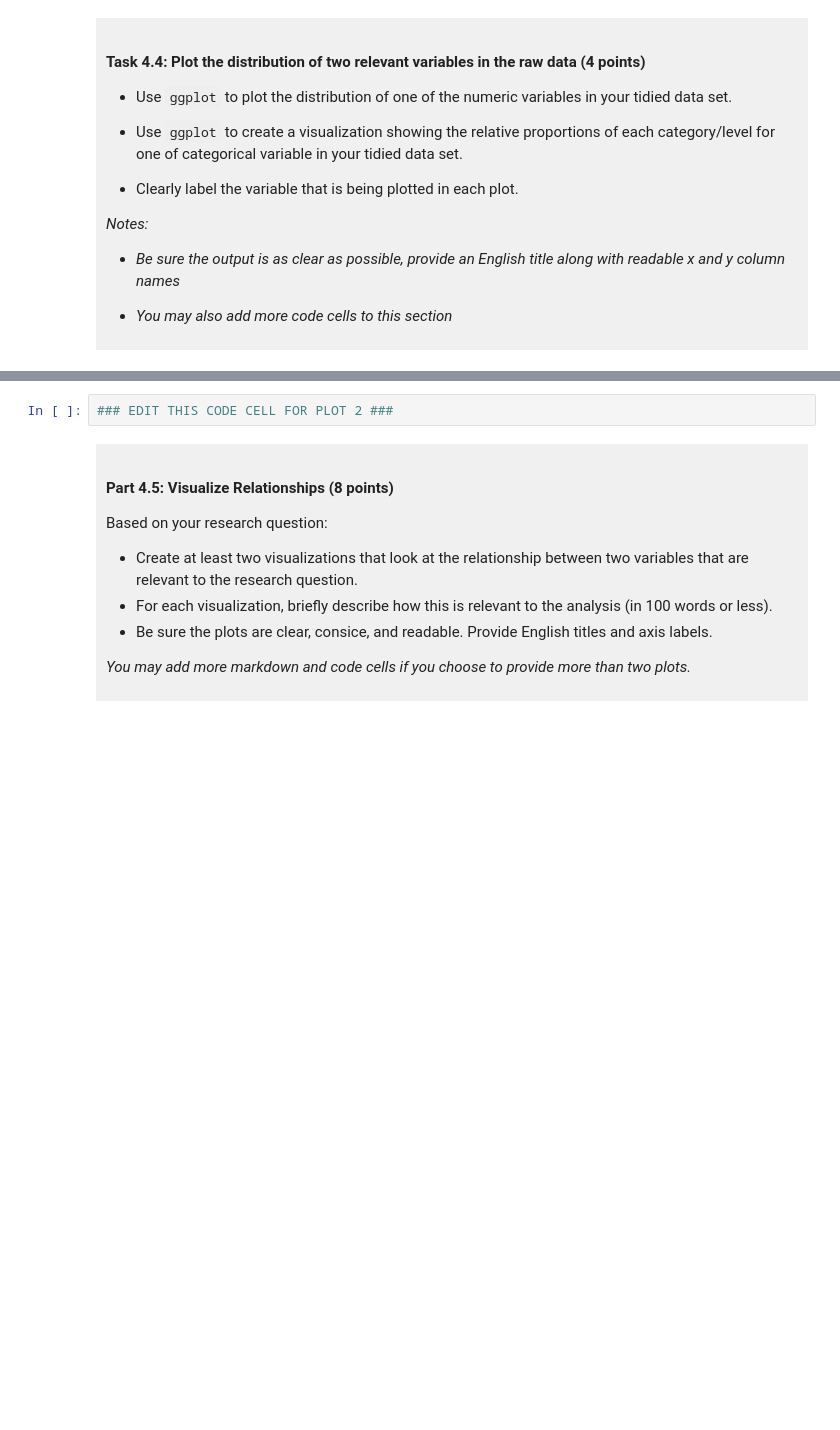
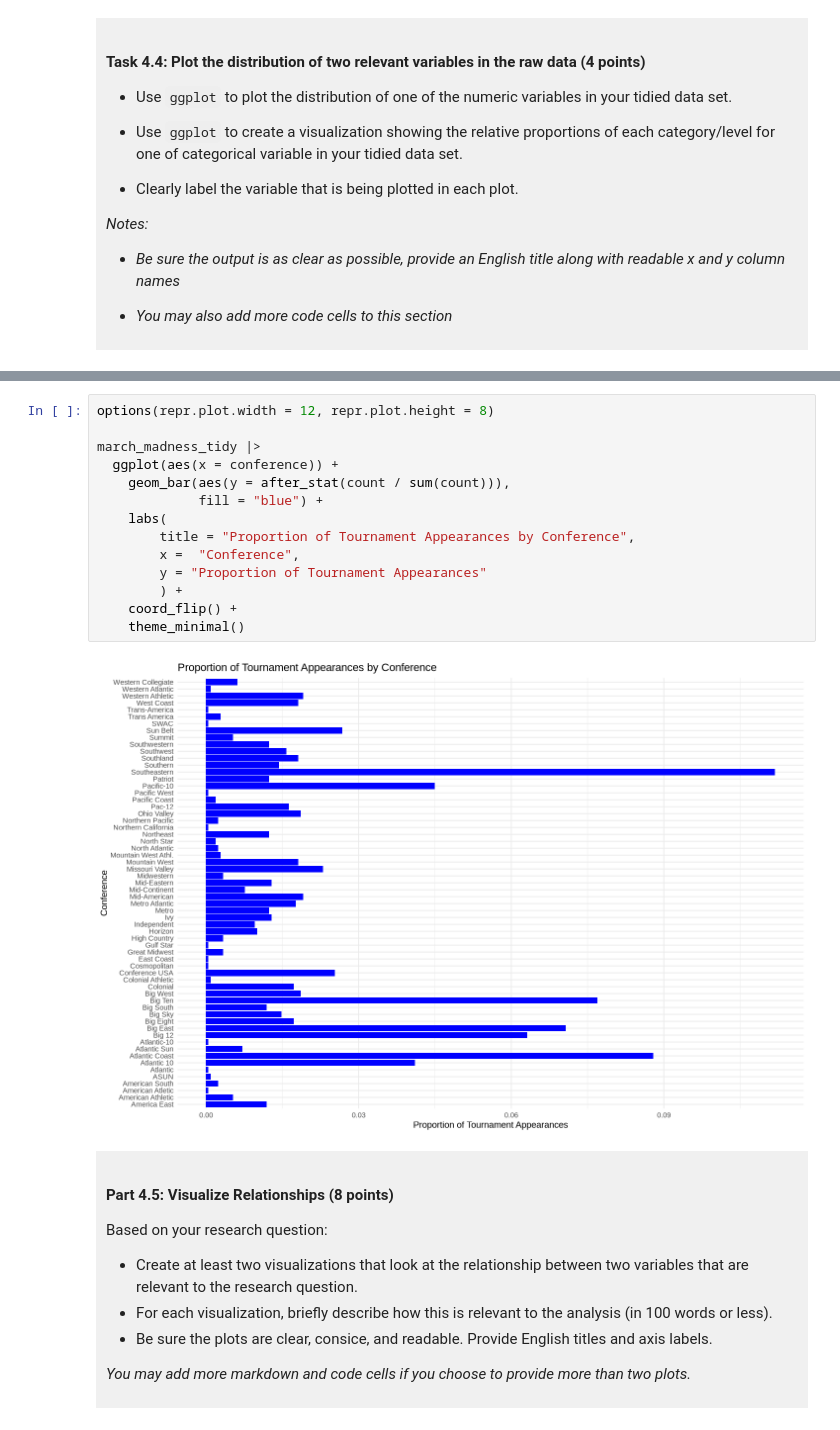
Before and after one commit to alexhongze0907/dsci-100-project-alex-yu, a Jupyter notebook: dsci-100-project-notebook.ipynb, the cells around one changed output, grey strips where cells are left out. Cells and saved outputs as stored; diff of their text form; blank space fills up the shorter version.

```diff
--- a/dsci-100-project-notebook.ipynb
+++ b/dsci-100-project-notebook.ipynb
@@ -273,5 +283,19 @@ You will refine your research question (if needed) and produce a tidy data set.
 # %%
-### EDIT THIS CODE CELL FOR PLOT 2 ###
+options(repr.plot.width = 12, repr.plot.height = 8)
+
+march_madness_tidy |>
+  ggplot(aes(x = conference)) +
+    geom_bar(aes(y = after_stat(count / sum(count))),
+             fill = "blue") +
+    labs(
+        title = "Proportion of Tournament Appearances by Conference",
+        x =  "Conference",
+        y = "Proportion of Tournament Appearances"
+        ) +
+    coord_flip() +
+    theme_minimal()
+# %% [output]
+[figure, added]
 # %% [markdown]
 <div style="background-color: #f0f0f0; padding: 10px;">
 
```
Also changed, not shown: parts of 26 cells of this notebook.
